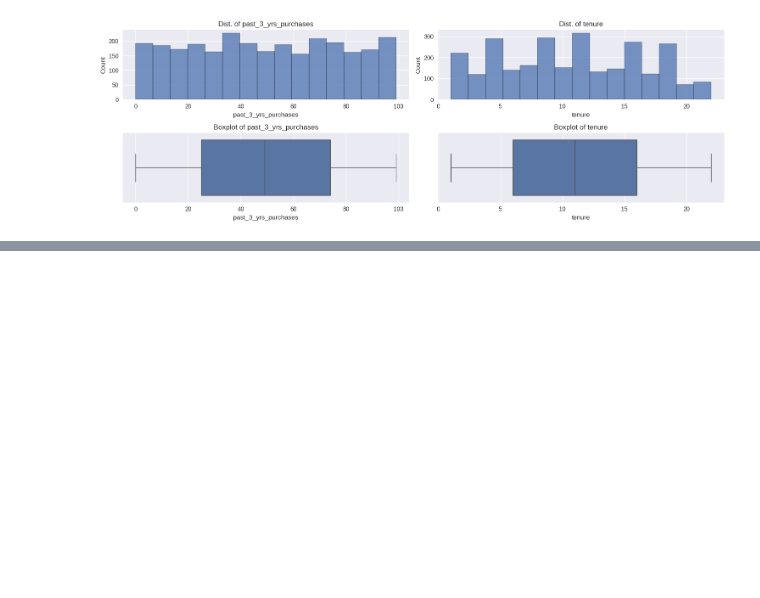
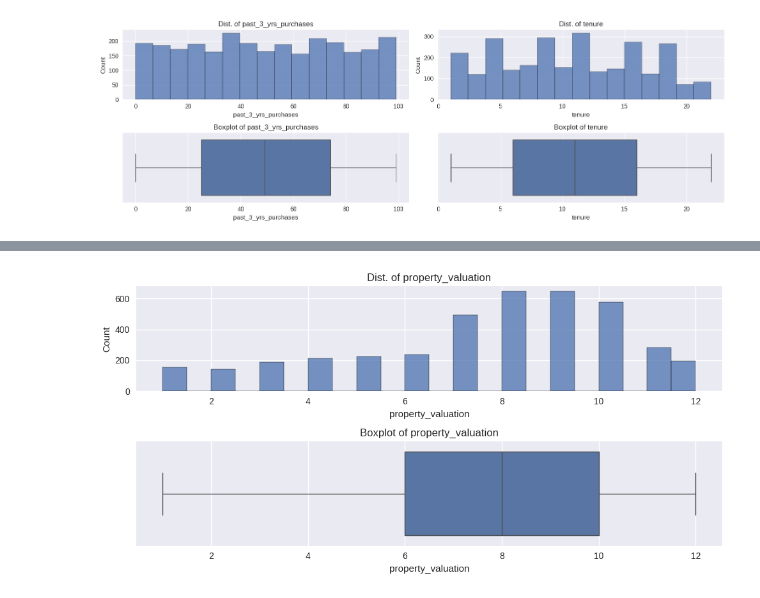
Before and after one commit to AhmAnwar/data-quality-KPMG-VE-forage, a Jupyter notebook: kpmg-ve-data-quality.ipynb, the cells around one changed output, grey strips where cells are left out. Drawn from its saved outputs; the diff is of its cells as text; code cells hidden in the pictures; blank space fills up the shorter version.

```diff
--- a/kpmg-ve-data-quality.ipynb
+++ b/kpmg-ve-data-quality.ipynb
@@ -421,3 +421,15 @@ Data columns (total 18 columns):
  17  Value                  818 non-null    float64
 dtypes: bool(2), float64(1), int64(5), object(10)
 memory usage: 110.2+ KB
+# %%
+# replace VIC with Victoria, NSW with New South Wales & QLD with Queensland
+for x in df_NewCustomerList.index:
+    if df_NewCustomerList.loc[x, 'state'] == 'VIC':
+        df_NewCustomerList.loc[x, 'state'] = 'Victoria'
+    elif df_NewCustomerList.loc[x, 'state'] == 'NSW':
+        df_NewCustomerList.loc[x, 'state'] = 'New South Wales'
+    elif df_NewCustomerList.loc[x, 'state'] == 'QLD':
+        df_NewCustomerList.loc[x, 'state'] = 'Queensland'
+
+# check
+print(df_NewCustomerList['state'].unique())
@@ -767,0 +820,12 @@ plt.show()
+# %%
+# replace VIC with Victoria, NSW with New South Wales & QLD with Queensland
+for x in df_CustomerAddress.index:
+    if df_CustomerAddress.loc[x, 'state'] == 'VIC':
+        df_CustomerAddress.loc[x, 'state'] = 'Victoria'
+    elif df_CustomerAddress.loc[x, 'state'] == 'NSW':
+        df_CustomerAddress.loc[x, 'state'] = 'New South Wales'
+    elif df_CustomerAddress.loc[x, 'state'] == 'QLD':
+        df_CustomerAddress.loc[x, 'state'] = 'Queensland'
+
+# check
+print(df_CustomerAddress['state'].unique())
@@ -767,0 +847,18 @@ plt.show()
+# %%
+plt.figure(figsize= (10, 5))
+
+plt.subplot(2, 1, 1)
+sns.histplot(data= df_CustomerAddress,
+             x= 'property_valuation',
+             bins= 'auto')
+plt.title('Dist. of property_valuation')
+
+plt.subplot(2, 1, 2)
+sns.boxplot(data= df_CustomerAddress,
+            x= 'property_valuation')
+plt.title('Boxplot of property_valuation')
+
+plt.tight_layout()
+plt.show()
+# %% [output]
+[figure, added]
```
Also changed, not shown: parts of 19 cells of this notebook.
